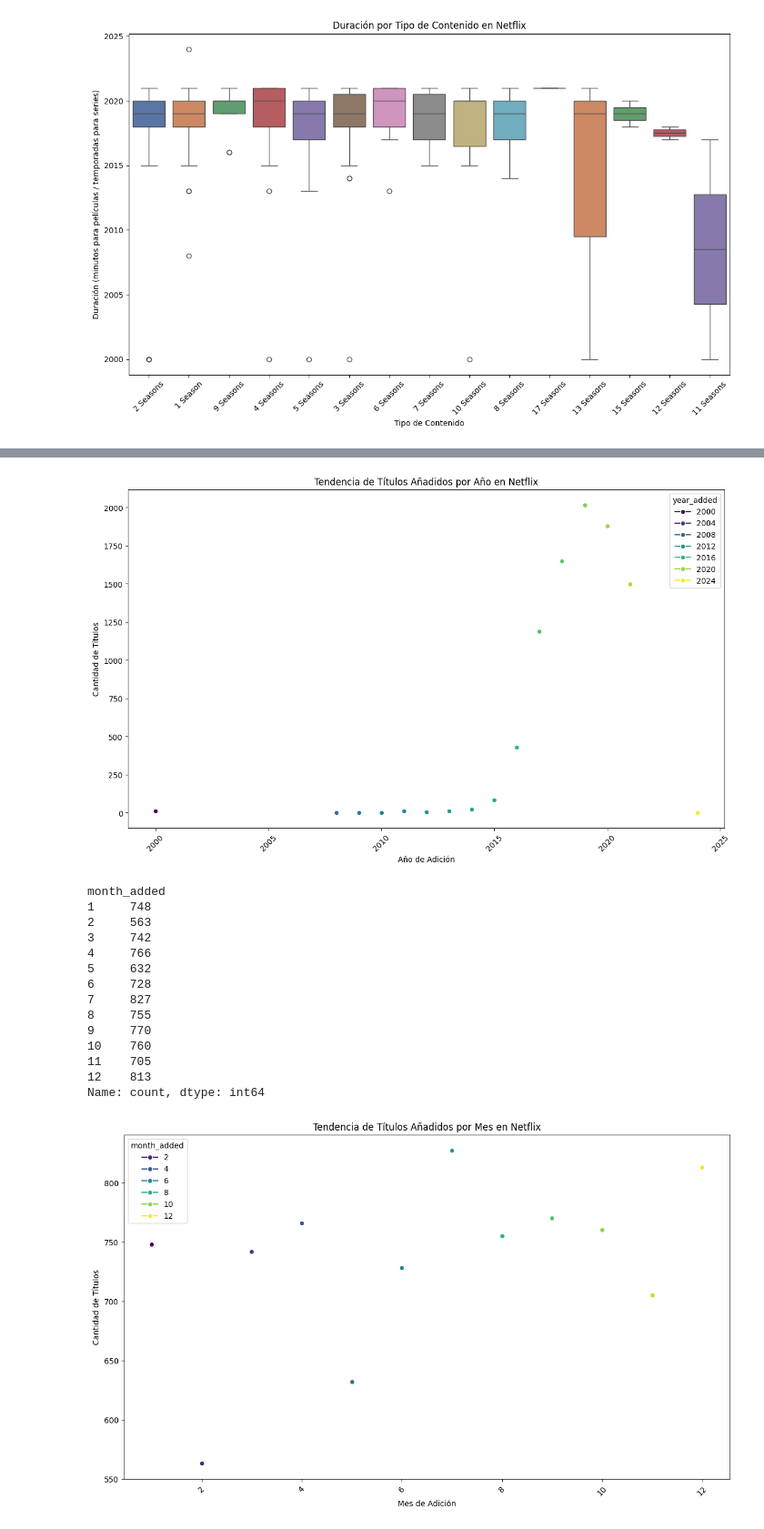
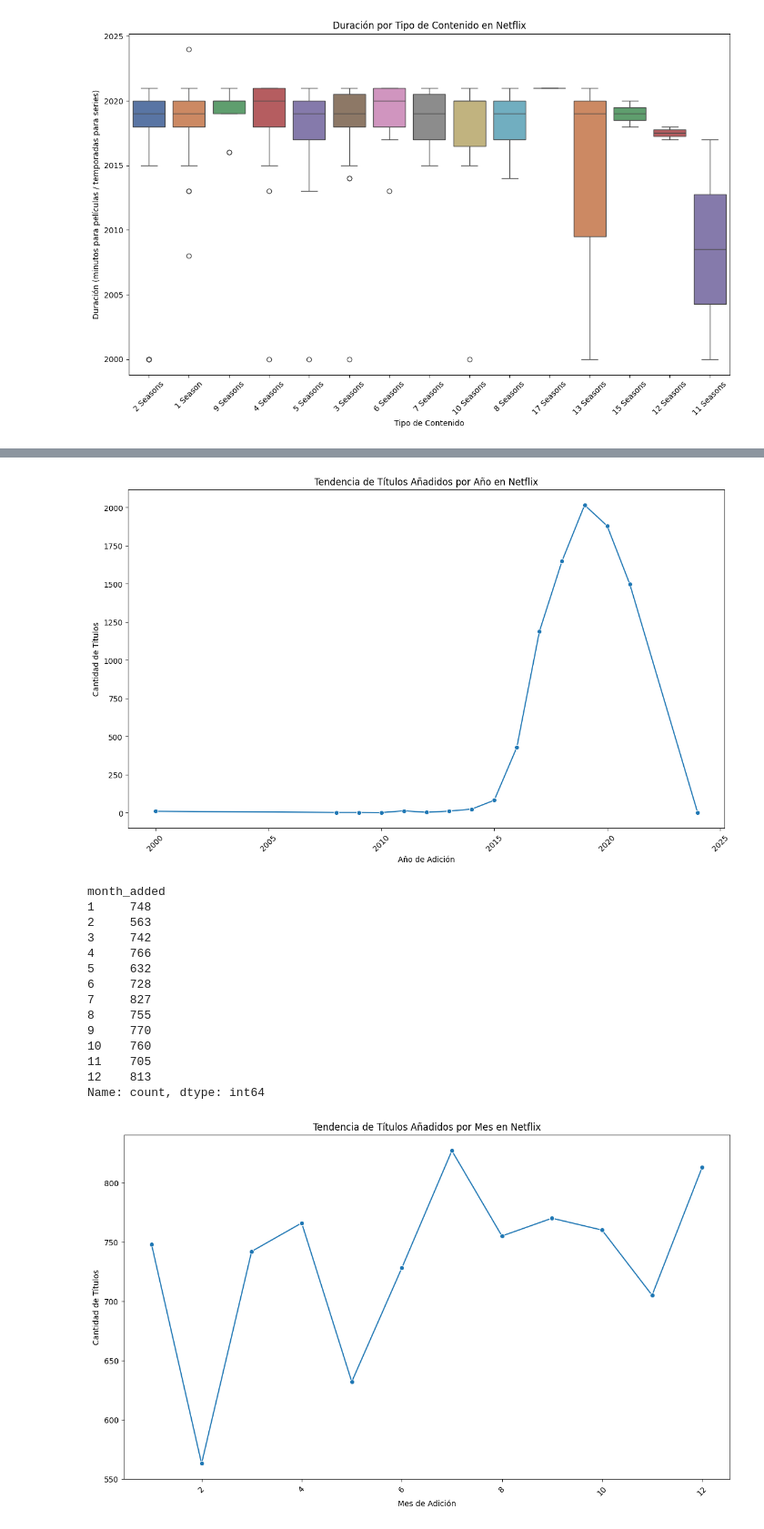
Before and after one commit to ju4n-avendanoa/Data_Netflix, a Jupyter notebook: main.ipynb, the cells around one changed output, grey strips where cells are left out. Shown at 91% size. Saved outputs shown, nothing was run; the diff lists cells and outputs as text; code cells hidden in the pictures.

```diff
--- a/main.ipynb
+++ b/main.ipynb
@@ -617,7 +606,7 @@ print(year_added_counts)
 
 # Visualización de la tendencia de títulos añadidos por año
 plt.figure(figsize=(14, 8))
-sns.lineplot(x=year_added_counts.index, y=year_added_counts.values, marker='o', palette='viridis', hue=year_added_counts.index)
+sns.lineplot(x=year_added_counts.index, y=year_added_counts.values, marker='o')
 plt.title('Tendencia de Títulos Añadidos por Año en Netflix')
 plt.xlabel('Año de Adición')
 plt.ylabel('Cantidad de Títulos')
@@ -629,7 +618,7 @@ print(month_added_counts)
 
 # Visualización de la tendencia de títulos añadidos por mes
 plt.figure(figsize=(14, 8))
-sns.lineplot(x=month_added_counts.index, y=month_added_counts.values, marker='o', palette='viridis' ,hue=month_added_counts.index)
+sns.lineplot(x=month_added_counts.index, y=month_added_counts.values, marker='o')
 plt.title('Tendencia de Títulos Añadidos por Mes en Netflix')
 plt.xlabel('Mes de Adición')
 plt.ylabel('Cantidad de Títulos')
@@ -641,32 +630,32 @@ year_added
 2008       2
 2009       2
 2010       1
 2011      13
 2012       3
 2013      11
 2014      24
 2015      82
 2016     429
 2017    1188
 2018    1649
 2019    2016
 2020    1879
 2021    1498
 2024       2
 Name: count, dtype: int64
-[figure, old version]
+[figure, new version]
 month_added
 1     748
 2     563
 3     742
 4     766
 5     632
 6     728
 7     827
 8     755
 9     770
 10    760
 11    705
 12    813
 Name: count, dtype: int64
-[figure, old version]
+[figure, new version]
```
Also changed, not shown: parts of 3 cells of this notebook.
